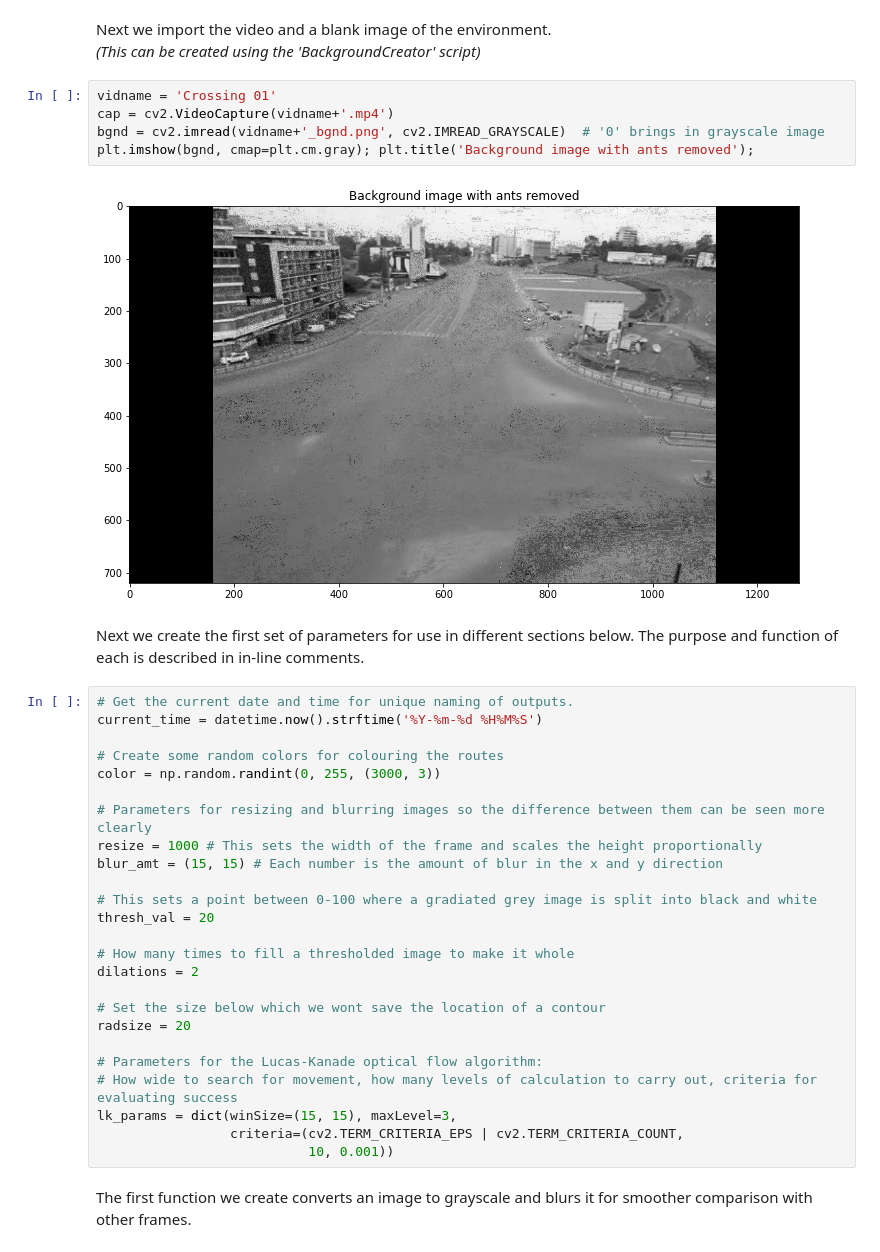
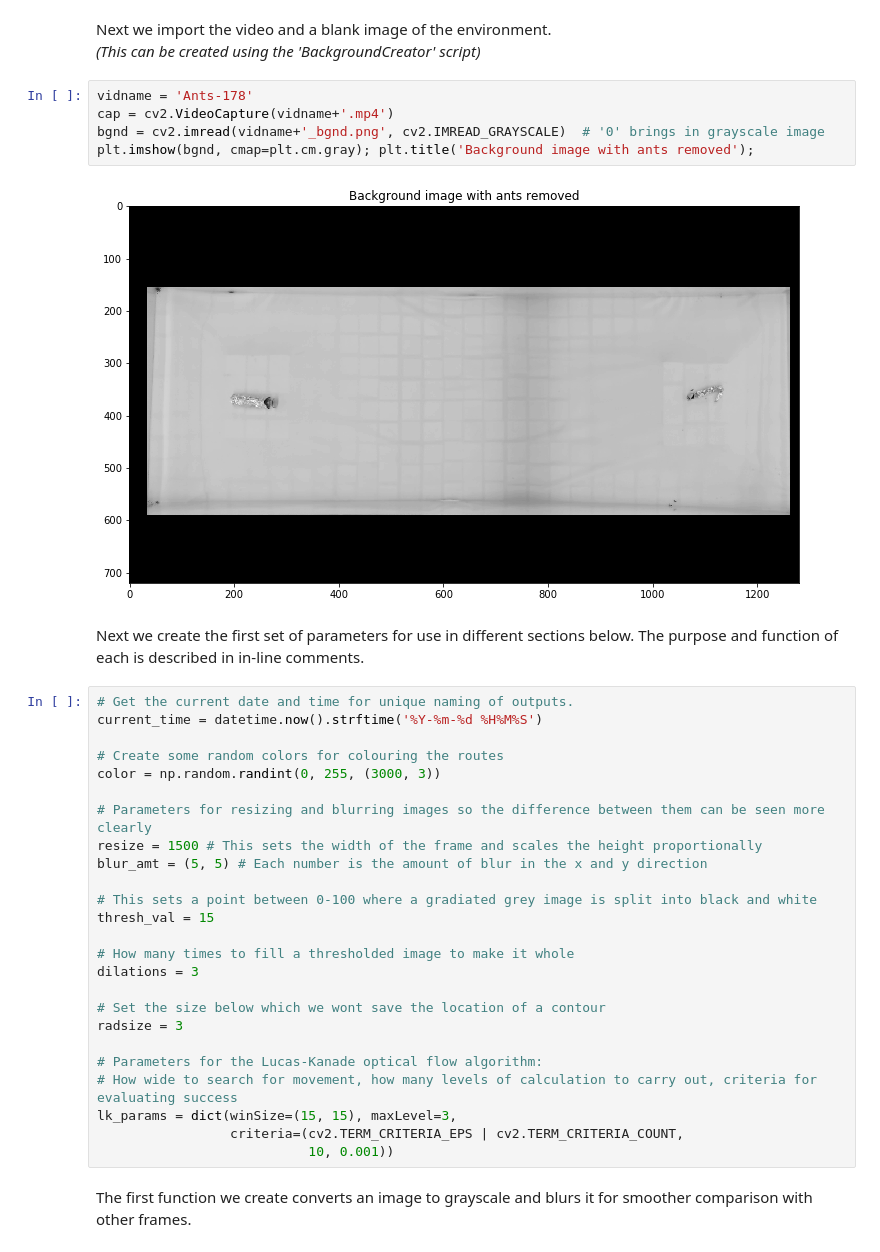
Before and after one commit to alfieish/Ant-Tracking, a Jupyter notebook: AntTracking.ipynb, the cells around one changed output. Drawn from its saved outputs; the diff is of its cells as text.

```diff
--- a/AntTracking.ipynb
+++ b/AntTracking.ipynb
@@ -30,12 +30,12 @@ cv2.__version__
 # %% [markdown]
 Next we import the video and a blank image of the environment.<br> *(This can be created using the 'BackgroundCreator' script)*
 # %%
-vidname = 'Crossing 01'
+vidname = 'Ants-178'
 cap = cv2.VideoCapture(vidname+'.mp4')
 bgnd = cv2.imread(vidname+'_bgnd.png', cv2.IMREAD_GRAYSCALE)  # '0' brings in grayscale image
 plt.imshow(bgnd, cmap=plt.cm.gray); plt.title('Background image with ants removed');
 # %% [output]
-[figure, old version]
+[figure, new version]
 # %% [markdown]
 Next we create the first set of parameters for use in different sections below. The purpose and function of each is described in in-line comments.
 # %%
@@ -46,17 +46,17 @@ current_time = datetime.now().strftime('%Y-%m-%d %H%M%S')
 color = np.random.randint(0, 255, (3000, 3))
 
 # Parameters for resizing and blurring images so the difference between them can be seen more clearly
-resize = 1000 # This sets the width of the frame and scales the height proportionally
-blur_amt = (15, 15) # Each number is the amount of blur in the x and y direction
+resize = 1500 # This sets the width of the frame and scales the height proportionally
+blur_amt = (5, 5) # Each number is the amount of blur in the x and y direction
 
 # This sets a point between 0-100 where a gradiated grey image is split into black and white
-thresh_val = 20
+thresh_val = 15
 
 # How many times to fill a thresholded image to make it whole
-dilations = 2
+dilations = 3
 
 # Set the size below which we wont save the location of a contour
-radsize = 20
+radsize = 3
 
 # Parameters for the Lucas-Kanade optical flow algorithm:
 # How wide to search for movement, how many levels of calculation to carry out, criteria for evaluating success
```
Also changed, not shown: parts of 4 cells of this notebook.
